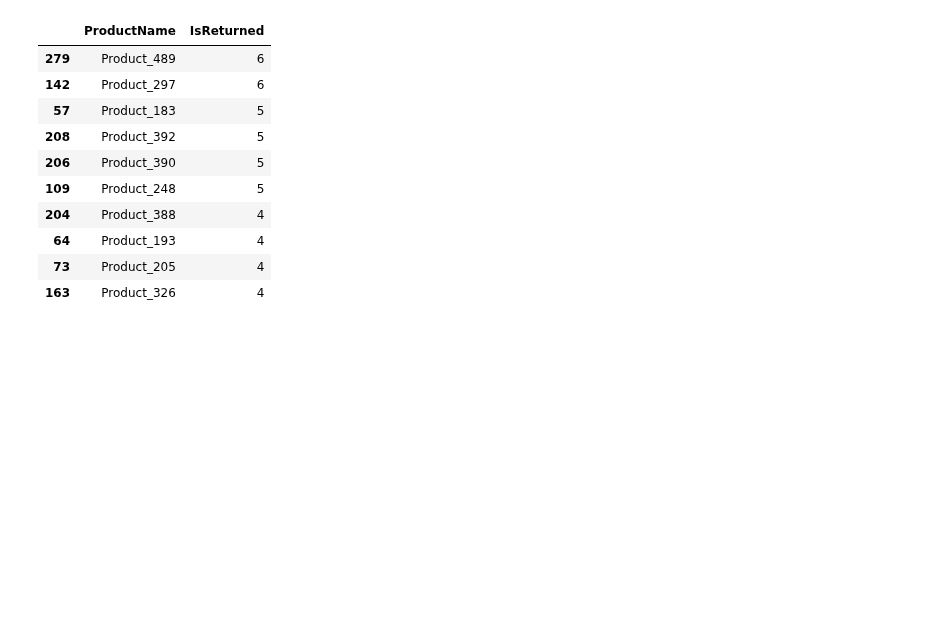
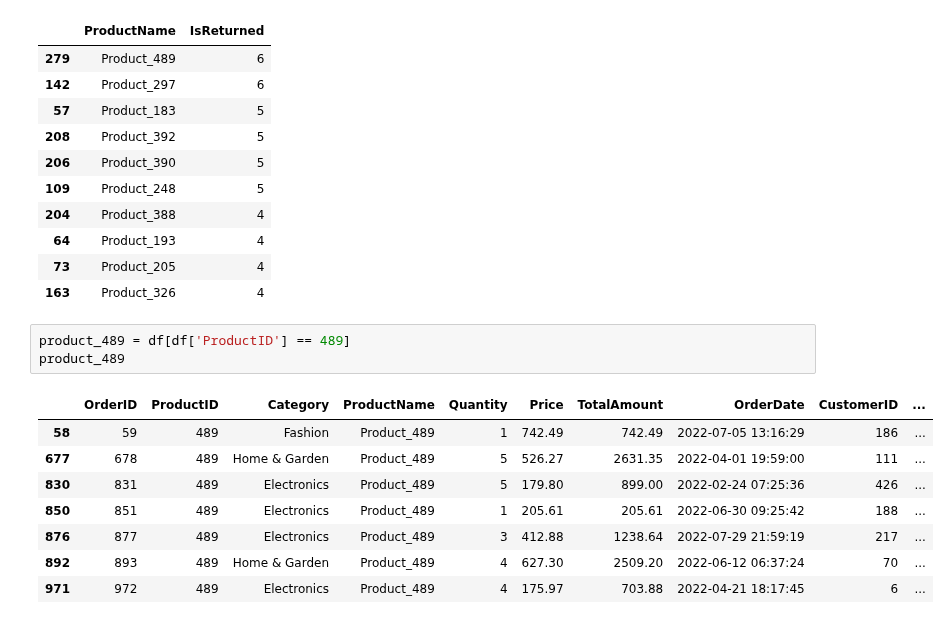
Before and after one commit to YuliaVK/Data-Analytics, a Jupyter notebook: EDA_Sales/notebooks/Sales_EDA.ipynb, the cells around one changed output. Drawn from its saved outputs; the diff is of its cells as text; blank space fills up the shorter version.

```diff
--- a/EDA_Sales/notebooks/Sales_EDA.ipynb
+++ b/EDA_Sales/notebooks/Sales_EDA.ipynb
@@ -275,3 +275,15 @@ most_returned_products
 | 64 | Product_193 | 4 |
 | 73 | Product_205 | 4 |
 | 163 | Product_326 | 4 |
+# %%
+product_489 = df[df['ProductID'] == 489]
+product_489
+# %% [output]
+|  | OrderID | ProductID | Category | ProductName | Quantity | Price | TotalAmount | OrderDate | CustomerID | ... |
+| 58 | 59 | 489 | Fashion | Product_489 | 1 | 742.49 | 742.49 | 2022-07-05 13:16:29 | 186 | ... |
+| 677 | 678 | 489 | Home & Garden | Product_489 | 5 | 526.27 | 2631.35 | 2022-04-01 19:59:00 | 111 | ... |
+| 830 | 831 | 489 | Electronics | Product_489 | 5 | 179.80 | 899.00 | 2022-02-24 07:25:36 | 426 | ... |
+| 850 | 851 | 489 | Electronics | Product_489 | 1 | 205.61 | 205.61 | 2022-06-30 09:25:42 | 188 | ... |
+| 876 | 877 | 489 | Electronics | Product_489 | 3 | 412.88 | 1238.64 | 2022-07-29 21:59:19 | 217 | ... |
+| 892 | 893 | 489 | Home & Garden | Product_489 | 4 | 627.30 | 2509.20 | 2022-06-12 06:37:24 | 70 | ... |
+| 971 | 972 | 489 | Electronics | Product_489 | 4 | 175.97 | 703.88 | 2022-04-21 18:17:45 | 6 | ... |
```
Also changed, not shown: parts of 1 cell of this notebook.
